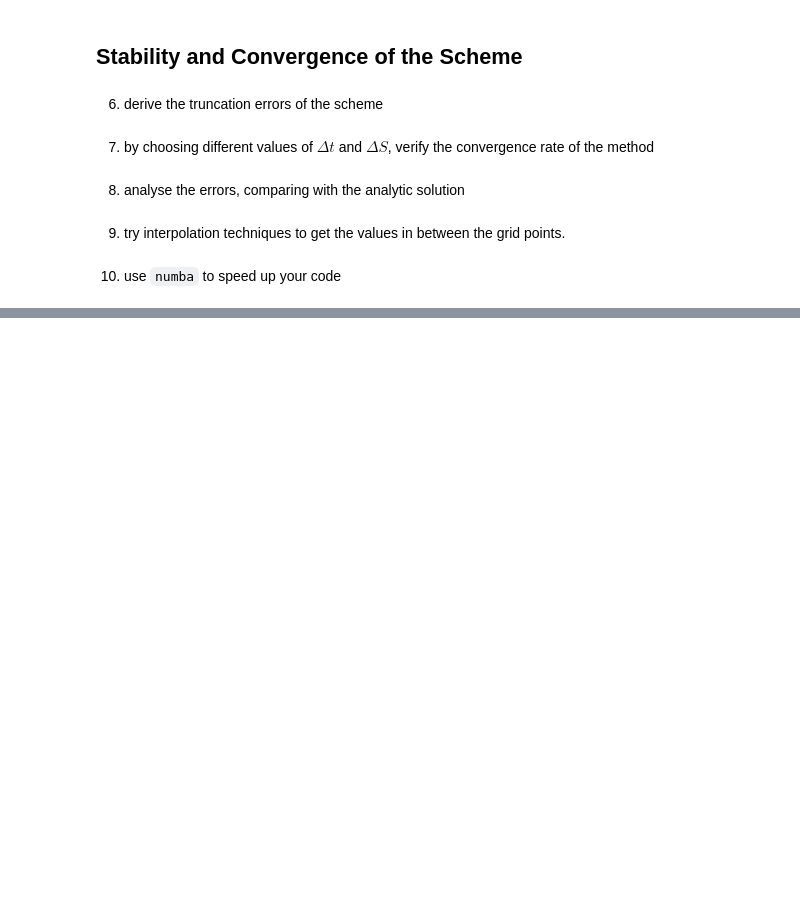
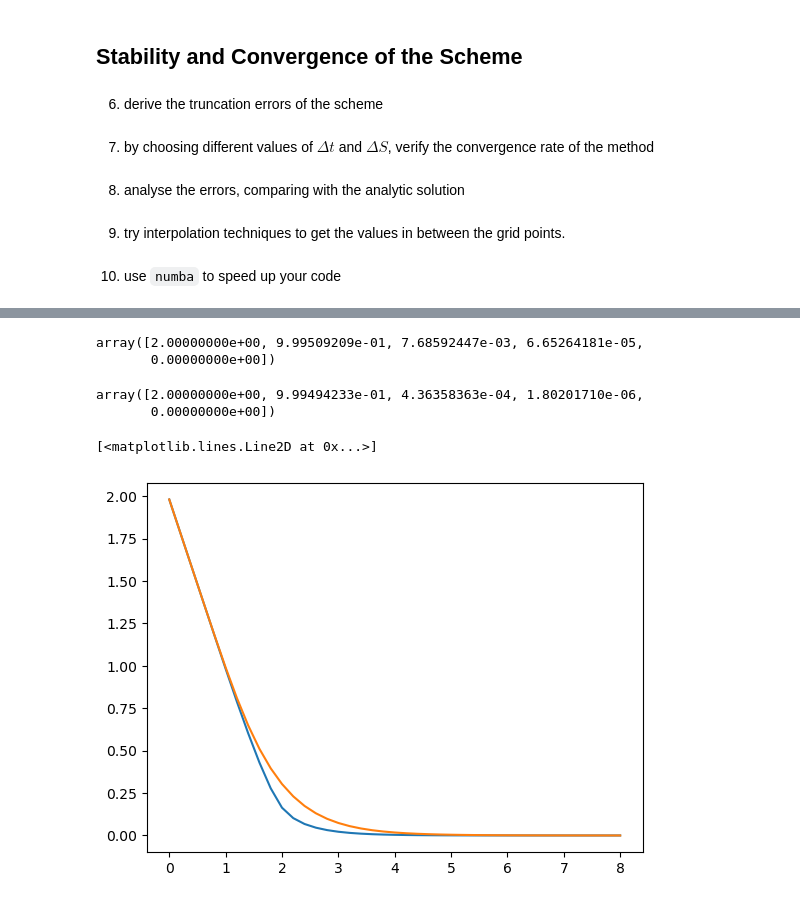
Before and after one commit to pjohno/MATH60082-python, a Jupyter notebook: MATH60082-lab-workbook-9.ipynb, the cells around one changed output, grey strips where cells are left out. Cells and saved outputs as stored; diff of their text form; code cells hidden in the pictures; blank space fills up the shorter version.

Commit message:
regime switch crank nicolson

```diff
--- a/MATH60082-lab-workbook-9.ipynb
+++ b/MATH60082-lab-workbook-9.ipynb
@@ -168,0 +333,46 @@ imax 1280 jmax 1280 CN Approx:= 0.26771105378742005 Diff 1.0568925213783054e-05
+# %%
+# each timestep (coursework problem has time dependency)
+A_banded = numpy.zeros(shape=(3,jmax+1))
+u=1
+l=1
+l_and_u = (l, u)
+
+# equations for V_L
+# b_0 V_0 + c_0 V_1 = d_0
+A_banded[1][0] = 1.0 # b_0
+A_banded[0][1] = 0.0 # c_0
+# populate middle rows
+for j in range(1,jmax):
+    # a_j V_j-1 + b_j V_j + c_i V_j+1 = d_i
+    A_banded[2][j-1] = 0.25*(sigma_L*sigma_L*j*j - r*j) # a_j
+    A_banded[1][j] = -1./dt - 0.5*sigma_L*sigma_L*j*j - 0.5*r - 0.5*lam # b_j
+    A_banded[0][j+1] = 0.25*(sigma_L*sigma_L*j*j + r*j) # c_j
+# populate last row
+# a_jmax V_jmax-1 + b_jmax V_jmax = d_jmax
+A_banded[2][jmax-1] = 0.0 # a_jmax
+A_banded[1][jmax] = 1.0 # b_jmax
+
+# Create a vector for multiplication
+d = numpy.zeros(jmax+1)
+d[0] = X*numpy.exp(-r*(T-i*dt))
+for j in range(1,jmax):
+    aa = 0.25*(sigma_L*sigma_L*j*j - r*j) # a_j
+    bb = 1./dt - 0.5*sigma_L*sigma_L*j*j - 0.5*r -0.5*lam # b_j + 2./dt
+    cc = 0.25*(sigma_L*sigma_L*j*j + r*j) # c_j
+    d[j] = - aa*v_L_Old[j-1] - bb*v_L_Old[j] - cc*v_L_Old[j+1] - 0.5*lam*(v_H_New[j]+v_H_Old[j])
+d[jmax] = 0.0
+
+# Perform sparse matrix-vector multiplication
+v_L_New = solve_banded(l_and_u,A_banded,d)
+
+v_L_Old = numpy.copy(v_L_New)
+# %%
+v_H_New
+# %% [output]
+array([2.00000000e+00, 9.99509209e-01, 7.68592447e-03, 6.65264181e-05,
+       0.00000000e+00])
+# %%
+v_L_New
+# %% [output]
+array([2.00000000e+00, 9.99494233e-01, 4.36358363e-04, 1.80201710e-06,
+       0.00000000e+00])
@@ -168,0 +484,8 @@ imax 1280 jmax 1280 CN Approx:= 0.26771105378742005 Diff 1.0568925213783054e-05
+# %%
+S,V_L,V_H = euroPutRegimeSwitch(X,T,r,sigma_L,sigma_H,lam,40,40,4*X)
+# %%
+plt.plot(S,V_L)
+plt.plot(S,V_H)
+# %% [output]
+[<matplotlib.lines.Line2D at 0x...>]
+[figure, added]
```
Also changed, not shown: parts of 10 cells of this notebook.
